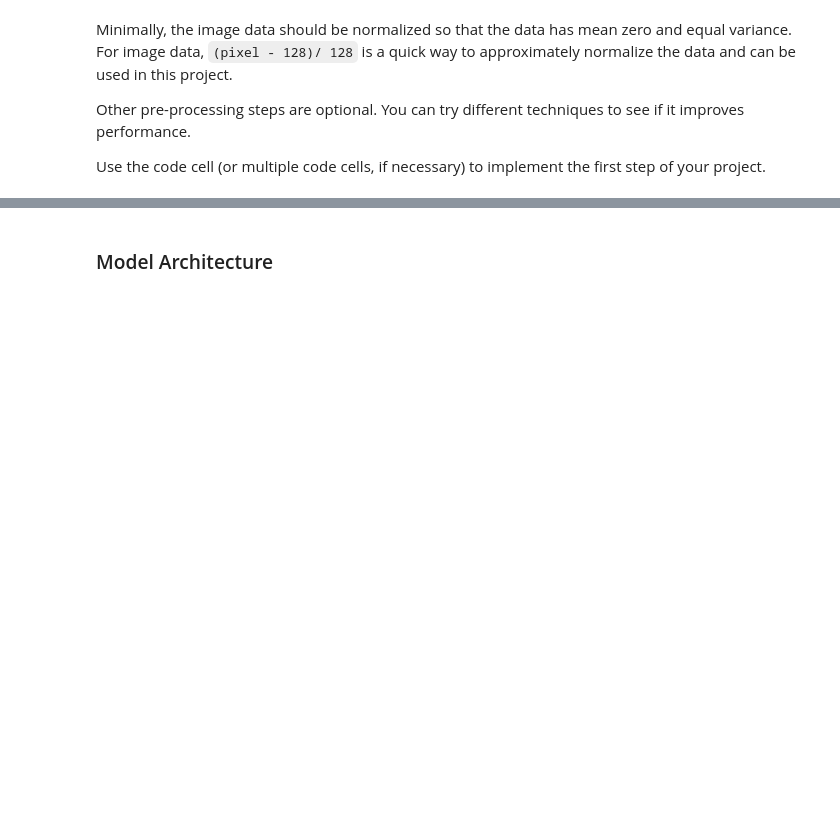
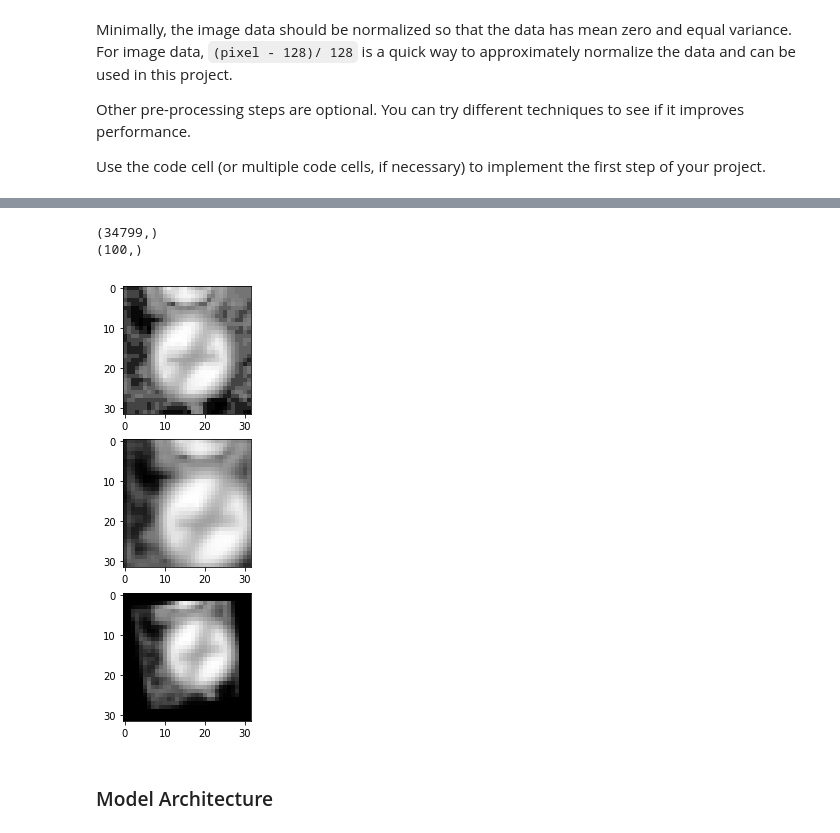
Before and after one commit to rjmoss/CarND-Traffic-Sign-Classifier-Project, a Jupyter notebook: Traffic_Sign_Classifier.ipynb, the cells around one changed output, grey strips where cells are left out. Cells and saved outputs as stored; diff of their text form; code cells hidden in the pictures; blank space fills up the shorter version.

```diff
--- a/Traffic_Sign_Classifier.ipynb
+++ b/Traffic_Sign_Classifier.ipynb
@@ -181,0 +305,17 @@ print(X_train.shape)
+# %%
+# Show picture of each sign class (small though so can fit all of them in one image) labelled, with bounding boxes drawn on
+fig, axes = plt.subplots(1 + FAKE_COUNT, figsize=(12, 8))
+axes[0].imshow(X_train[0].squeeze(), cmap='gray')
+for i in range(FAKE_COUNT):
+    axes[i+1].imshow(X_train_generated[i].squeeze(), cmap='gray')
+
+# Add the fake images and labels to X_train, y_train
+print(y_train.shape)
+print(y_train_generated.shape)
+X_train = np.vstack((X_train, X_train_generated))
+y_train = np.concatenate((y_train, y_train_generated))
+assert X_train.shape[0] == y_train.shape[0]
+# %% [output]
+(34799,)
+(100,)
+[figure, added]
```
Also changed, not shown: parts of 19 cells of this notebook.
